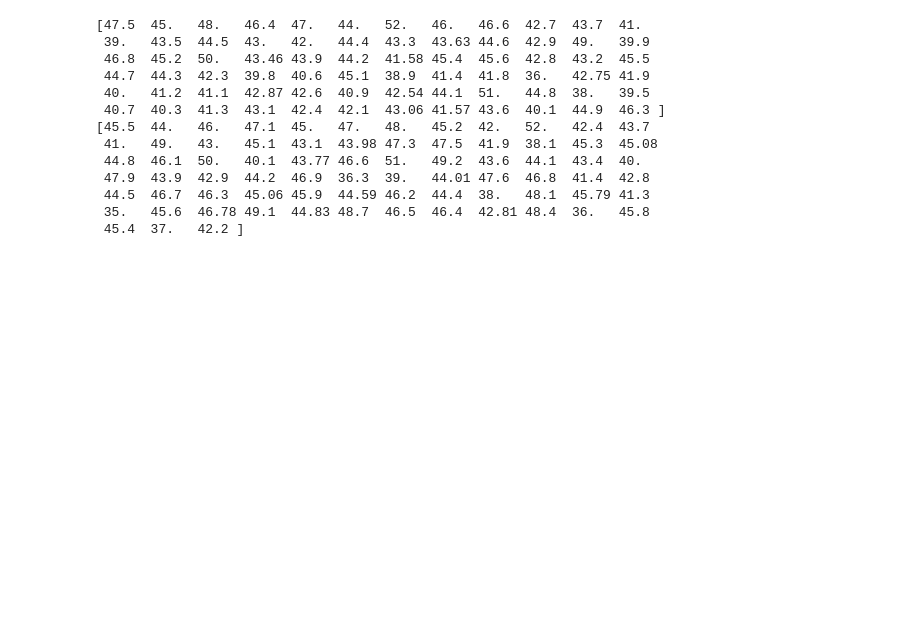
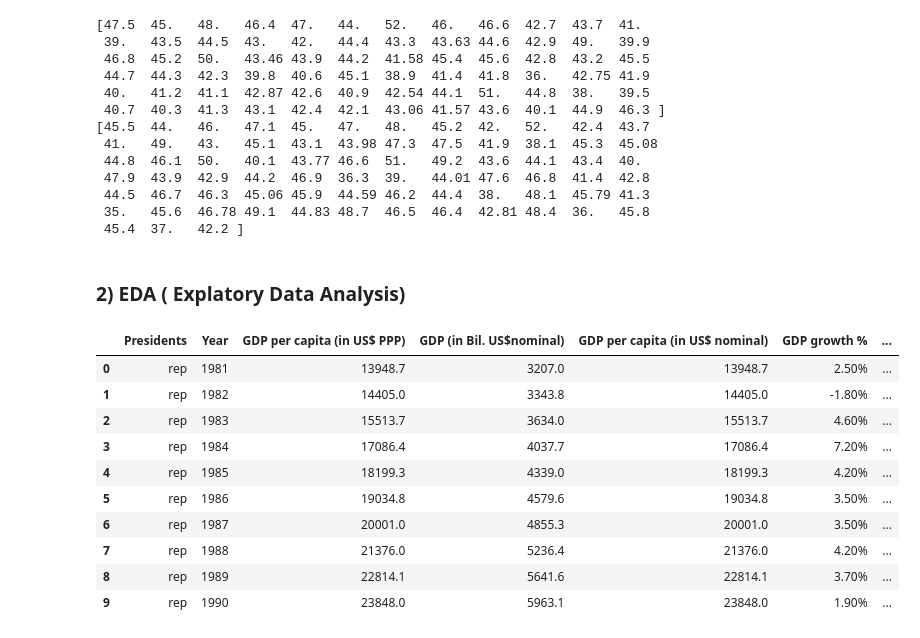
Before and after one commit to qusayqadir/PredictingUS-Election2024, a Jupyter notebook: ElectionData-EDA.ipynb, the cells around one changed output. Saved outputs shown, nothing was run; the diff lists cells and outputs as text; code cells hidden in the pictures; blank space fills up the shorter version.

```diff
--- a/ElectionData-EDA.ipynb
+++ b/ElectionData-EDA.ipynb
@@ -256,3 +257,19 @@ print(df_polling['rep'].unique())
  44.5  46.7  46.3  45.06 45.9  44.59 46.2  44.4  38.   48.1  45.79 41.3
  35.   45.6  46.78 49.1  44.83 48.7  46.5  46.4  42.81 48.4  36.   45.8
  45.4  37.   42.2 ]
+# %% [markdown]
+### 2) EDA ( Explatory Data Analysis)
+# %%
+df_economy.head(n=10)
+# %% [output]
+|  | Presidents | Year | GDP per capita (in US$ PPP) | GDP (in Bil. US$nominal) | GDP per capita (in US$ nominal) | GDP growth % | ... |
+| 0 | rep | 1981 | 13948.7 | 3207.0 | 13948.7 | 2.50% | ... |
+| 1 | rep | 1982 | 14405.0 | 3343.8 | 14405.0 | -1.80% | ... |
+| 2 | rep | 1983 | 15513.7 | 3634.0 | 15513.7 | 4.60% | ... |
+| 3 | rep | 1984 | 17086.4 | 4037.7 | 17086.4 | 7.20% | ... |
+| 4 | rep | 1985 | 18199.3 | 4339.0 | 18199.3 | 4.20% | ... |
+| 5 | rep | 1986 | 19034.8 | 4579.6 | 19034.8 | 3.50% | ... |
+| 6 | rep | 1987 | 20001.0 | 4855.3 | 20001.0 | 3.50% | ... |
+| 7 | rep | 1988 | 21376.0 | 5236.4 | 21376.0 | 4.20% | ... |
+| 8 | rep | 1989 | 22814.1 | 5641.6 | 22814.1 | 3.70% | ... |
+| 9 | rep | 1990 | 23848.0 | 5963.1 | 23848.0 | 1.90% | ... |
```
Also changed, not shown: parts of 4 cells of this notebook.
